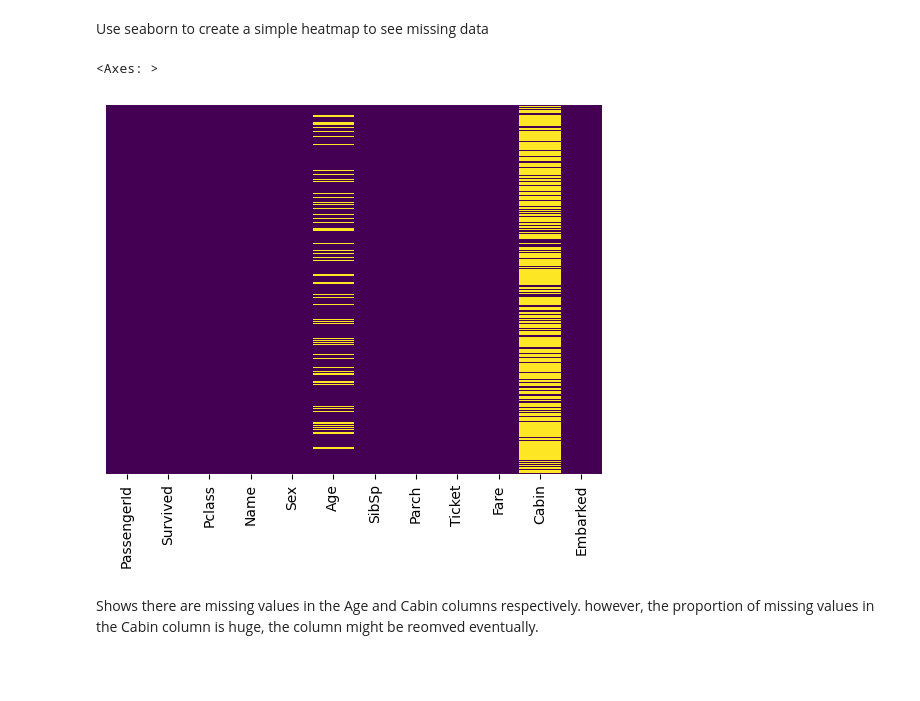
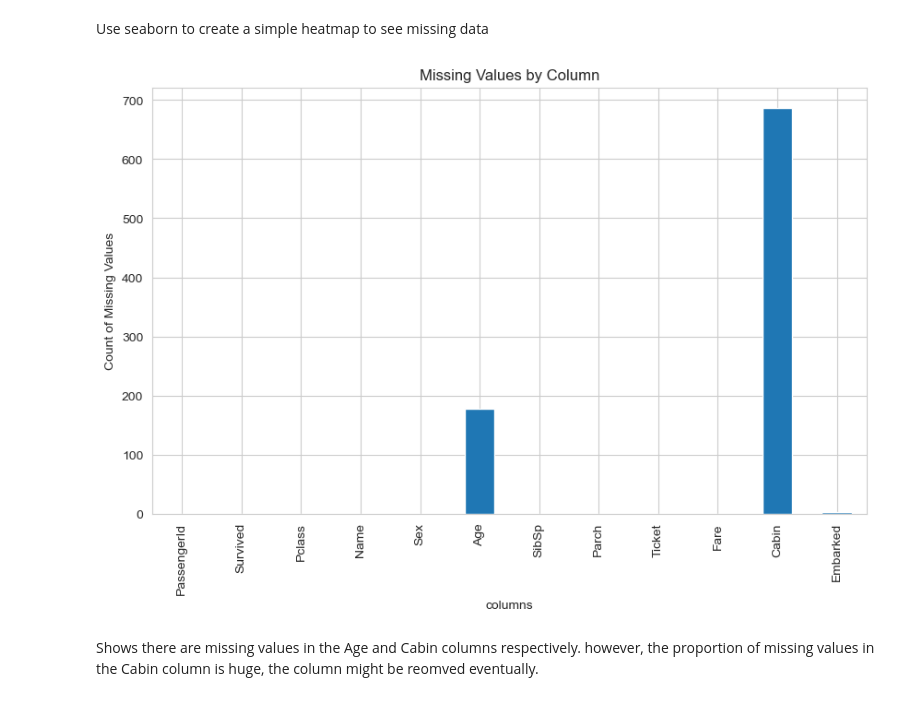
Before and after one commit to latleger/midterm_project, a Jupyter notebook: train_EDA.ipynb, the cells around one changed output. Saved outputs shown, nothing was run; the diff lists cells and outputs as text; code cells hidden in the pictures; blank space fills up the shorter version.

Commit message:
final edit of train dataset EDA

```diff
--- a/train_EDA.ipynb
+++ b/train_EDA.ipynb
@@ -6,7 +6,7 @@ import seaborn as sns
 import scipy
 %matplotlib inline
 # %%
-train = pd.read_csv('~/Documents/pair_learning/midterm_project/data files/train.csv')
+train = pd.read_csv('~/Desktop/pair_learning/midterm_project/data files/train.csv')
 # %%
 train.head()
 # %% [output]
@@ -18,11 +18,17 @@ train.head()
 | 4 | 5 | 0 | 3 | Allen, Mr. William Henry | male | 35.0 | 0 | 0 | 373450 | 8.0500 | ... |
 # %% [markdown]
 Use seaborn to create a simple heatmap to see missing data
-# %%
-sns.heatmap(train.isnull(), yticklabels=False, cbar=False, cmap='viridis')
-# %% [output]
-<Axes: >
-[figure, removed]
+# %%
+missing_columns = train.isnull().sum()
+# %%
+plt.figure(figsize=(10, 6))
+missing_columns.plot(kind='bar')
+plt.xlabel('columns')
+plt.ylabel('Count of Missing Values')
+plt.title('Missing Values by Column')
+plt.show()
+# %% [output]
+[figure, added]
 # %% [markdown]
 Shows there are missing values in the Age and Cabin columns respectively. however, the proportion of missing values in the Cabin column is huge, the column might be reomved eventually.
 # %%
```
Also changed, not shown: parts of 8 cells of this notebook.
